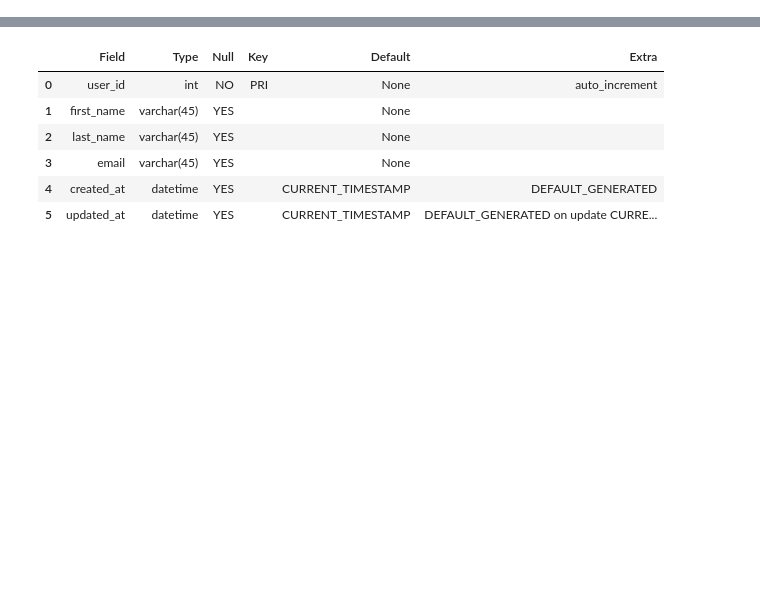
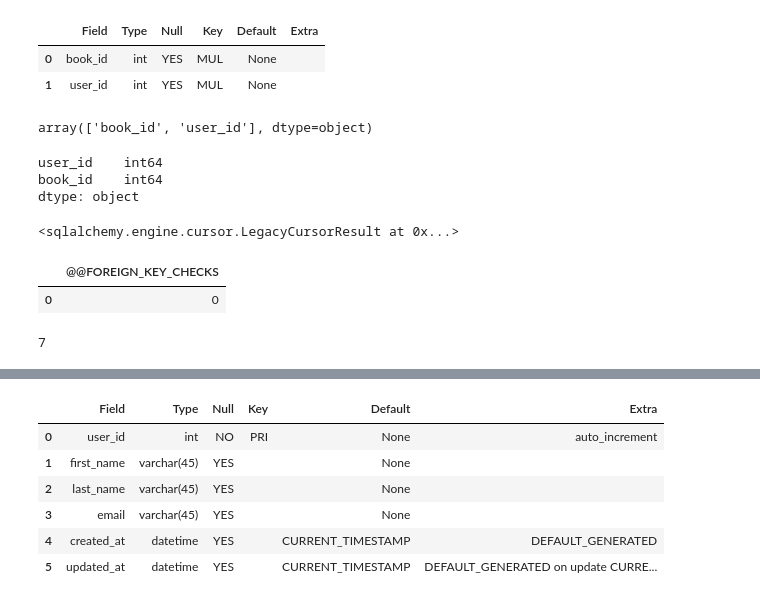
Before and after one commit to DJ-Adams/Books, a Jupyter notebook: Books_Core.ipynb, the cells around one changed output, grey strips where cells are left out. Saved outputs shown, nothing was run; the diff lists cells and outputs as text; code cells hidden in the pictures; blank space fills up the shorter version.

```diff
--- a/Books_Core.ipynb
+++ b/Books_Core.ipynb
@@ -41,0 +185,37 @@ memory usage: 408.0+ bytes
+# %%
+q = '''DESCRIBE favorites;'''
+describe = pd.read_sql(q, conn)
+describe
+# %% [output]
+|  | Field | Type | Null | Key | Default | Extra |
+| 0 | book_id | int | YES | MUL | None |  |
+| 1 | user_id | int | YES | MUL | None |  |
+# %%
+# Checking describe's Field names
+describe['Field'].values
+# %% [output]
+array(['book_id', 'user_id'], dtype=object)
+# %%
+favorites.dtypes
+# %% [output]
+user_id    int64
+book_id    int64
+dtype: object
+# %%
+#Changing the setting for FOREIGN_KEY_CHECKS with the connection
+q = """SET @@FOREIGN_KEY_CHECKS=0"""
+conn.execute(q)
+# %% [output]
+<sqlalchemy.engine.cursor.LegacyCursorResult at 0x...>
+# %%
+# Confirm the checks are deactiavated
+q = """SELECT @@FOREIGN_KEY_CHECKS"""
+pd.read_sql(q,conn)
+# %% [output]
+|  | @@FOREIGN_KEY_CHECKS |
+| 0 | 0 |
+# %%
+#inserting data
+favorites.to_sql("favorites",conn,index=False, if_exists='append')
+# %% [output]
+7
```
Also changed, not shown: parts of 52 cells of this notebook, 4 other files.
